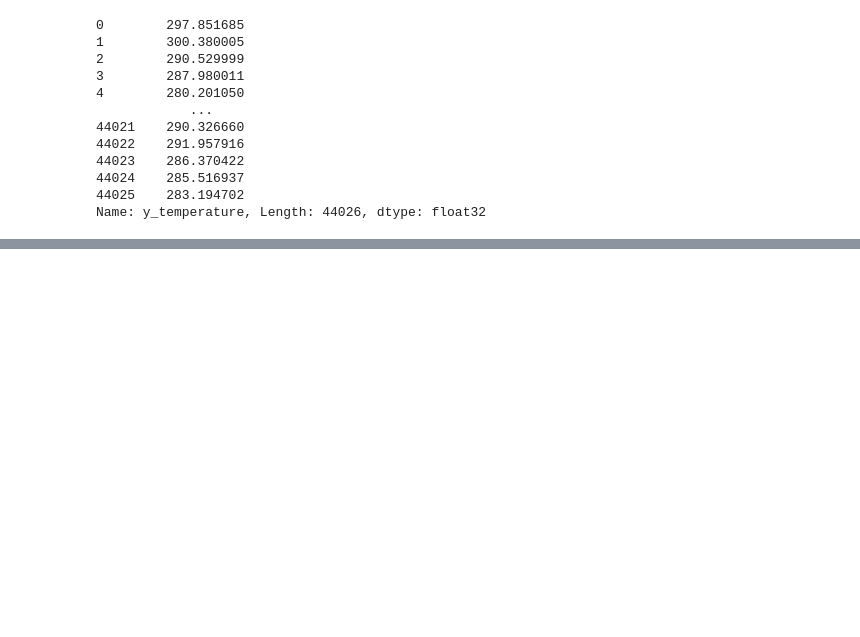
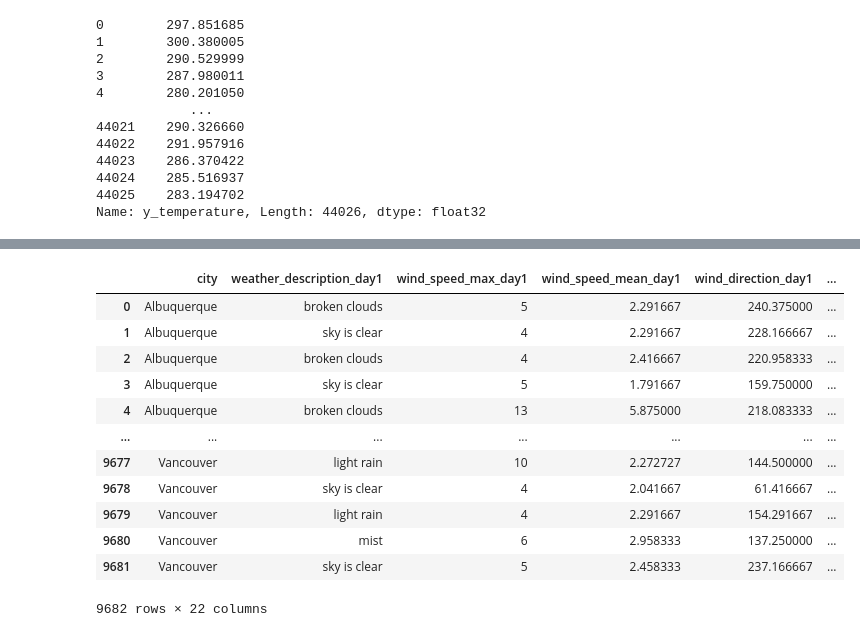
Before and after one commit to Walczi123/Weather_Prediction_Artificial_Neural_Networks_Project_III, a Jupyter notebook: test.ipynb, the cells around one changed output, grey strips where cells are left out. Drawn from its saved outputs; the diff is of its cells as text; code cells hidden in the pictures; blank space fills up the shorter version.

```diff
--- a/test.ipynb
+++ b/test.ipynb
@@ -325,0 +352,27 @@ Name: y_temperature, Length: 44026, dtype: float32
+# %%
+def get_test_data(data_test):
+  data_test = combine_data_csvs(data_test)
+  data_test_agg = aggregate_by_whole_day(data_test)
+  data_test_flattened = flatten_into_3days_timeseries(data_test_agg)
+  data_test_cat = categorize_one_hot_flattend_data(data_test_flattened)
+  x_test, y_wind_test, y_temperature_test = get_x_and_ys(data_test_cat)
+
+  return x_test, y_wind_test, y_temperature_test
+# %%
+x_test, y_wind_test, y_temperature_test = get_test_data(data_test)
+# %%
+x_test
+# %% [output]
+|  | city | weather_description_day1 | wind_speed_max_day1 | wind_speed_mean_day1 | wind_direction_day1 | ... |
+| 0 | Albuquerque | broken clouds | 5 | 2.291667 | 240.375000 | ... |
+| 1 | Albuquerque | sky is clear | 4 | 2.291667 | 228.166667 | ... |
+| 2 | Albuquerque | broken clouds | 4 | 2.416667 | 220.958333 | ... |
+| 3 | Albuquerque | sky is clear | 5 | 1.791667 | 159.750000 | ... |
+| 4 | Albuquerque | broken clouds | 13 | 5.875000 | 218.083333 | ... |
+| ... | ... | ... | ... | ... | ... | ... |
+| 9677 | Vancouver | light rain | 10 | 2.272727 | 144.500000 | ... |
+| 9678 | Vancouver | sky is clear | 4 | 2.041667 | 61.416667 | ... |
+| 9679 | Vancouver | light rain | 4 | 2.291667 | 154.291667 | ... |
+| 9680 | Vancouver | mist | 6 | 2.958333 | 137.250000 | ... |
+| 9681 | Vancouver | sky is clear | 5 | 2.458333 | 237.166667 | ... |
+9682 rows × 22 columns
```
Also changed, not shown: parts of 14 cells of this notebook.
